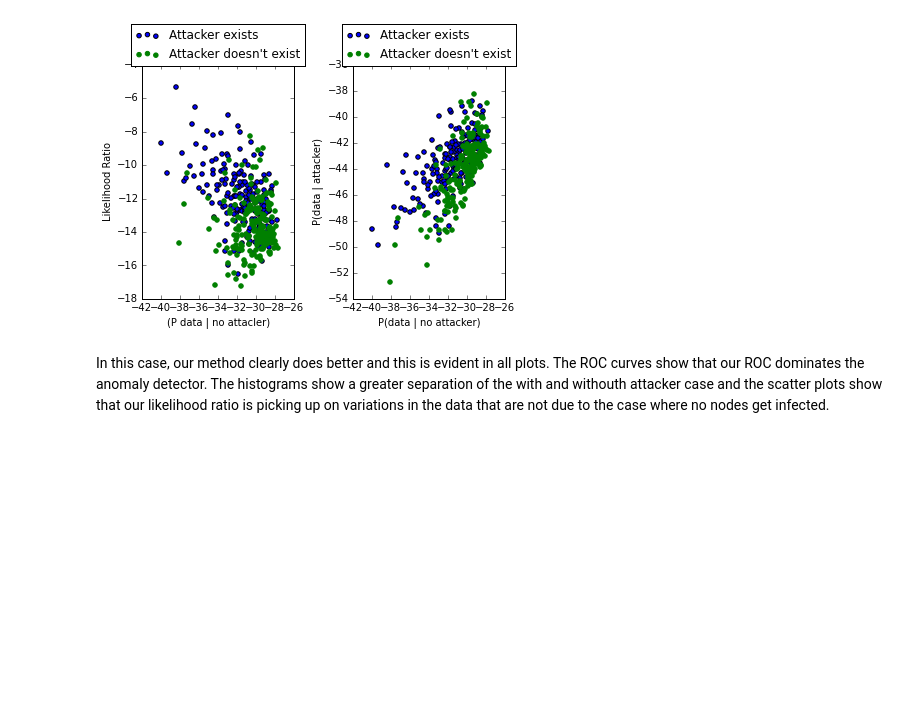
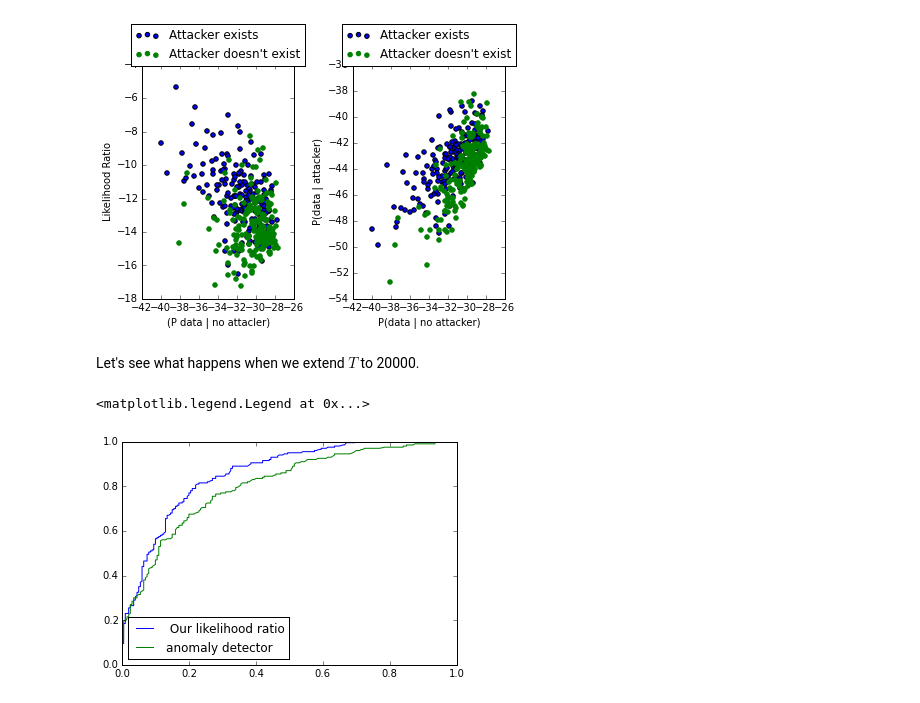
Before and after one commit to j-grana6/SFT-Nets, a Jupyter notebook: python/roc.ipynb, the cells around one changed output. Cells and saved outputs as stored; diff of their text form; code cells hidden in the pictures; blank space fills up the shorter version.

```diff
--- a/python/roc.ipynb
+++ b/python/roc.ipynb
@@ -508,8 +547,8 @@ ax2.legend(loc = 'upper center', bbox_to_anchor = (.5, 1.2))
 plt.tight_layout()
 # %% [output]
 [figure]
-# %% [markdown]
-In this case, our method clearly does better and this is evident in all plots.  The ROC curves show that our ROC dominates the anomaly detector.  The histograms show a greater separation of the with and withouth attacker case and the scatter plots show that our likelihood ratio is picking up on variations in the data that are not due to the case where no nodes get infected.
+# %% [markdown]
+Let's see what happens when we extend $T$ to 20000.
 # %%
 percore = 50
 s1 = {'A': 'infected', 'B': 'normal', 'C': 'normal', 'D': 'normal'}
@@ -520,3 +559,13 @@ from multiprocessing import Pool
 p = Pool(8)
 
 res7 = p.map(f1, [45,234,876,3245,1234,238,9373,57349])
+# %%
+pos, neg = handle_parallel_res(res7)
+our_roc_pts = np.asarray(plot_our_roc(pos, neg, .01))
+anom_roc_pts = np.asarray(plot_anomaly_roc(pos, neg, .01))
+plot(our_roc_pts[:,0], our_roc_pts[:,1], label =' Our likelihood ratio')
+plot(anom_roc_pts[:,0], anom_roc_pts[:,1], label = 'anomaly detector')
+plt.legend(loc=0)
+# %% [output]
+<matplotlib.legend.Legend at 0x...>
+[figure, added]
```
Also changed, not shown: parts of 21 cells of this notebook, 1 other file.
